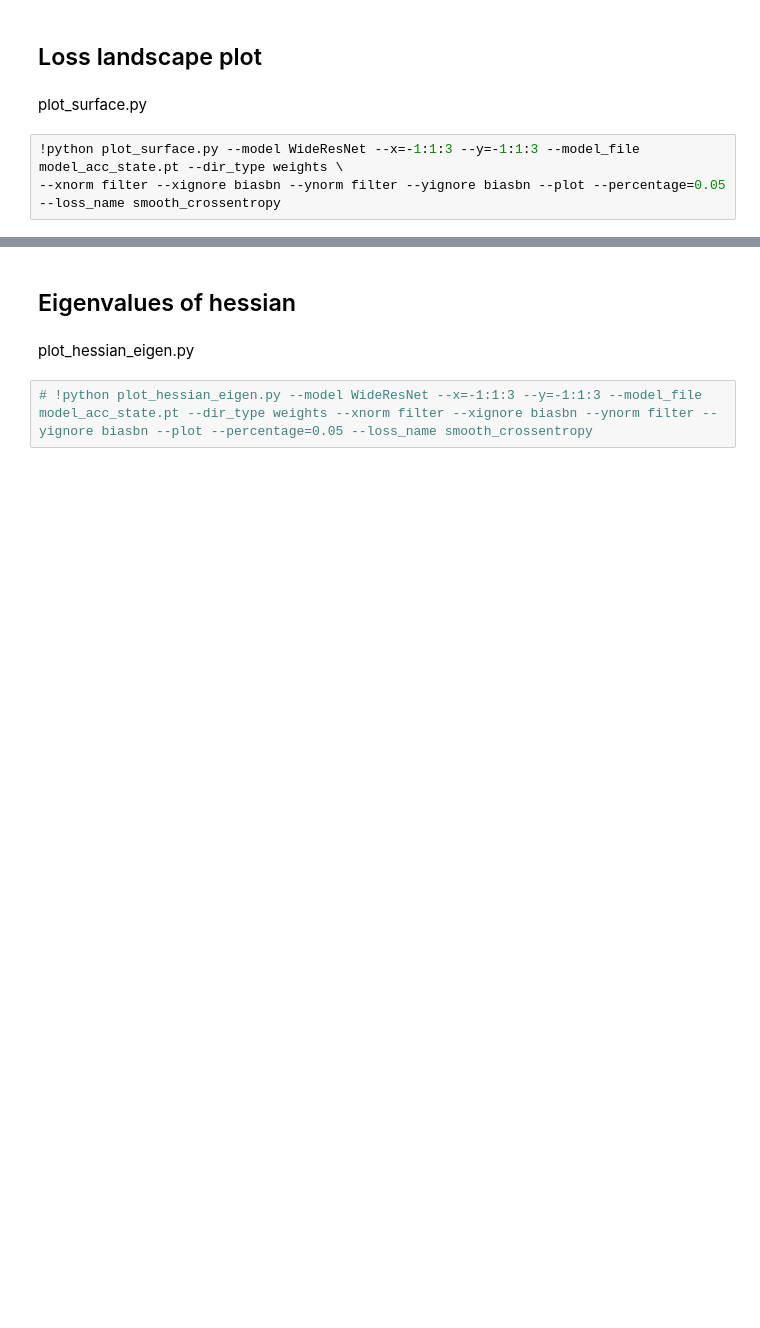
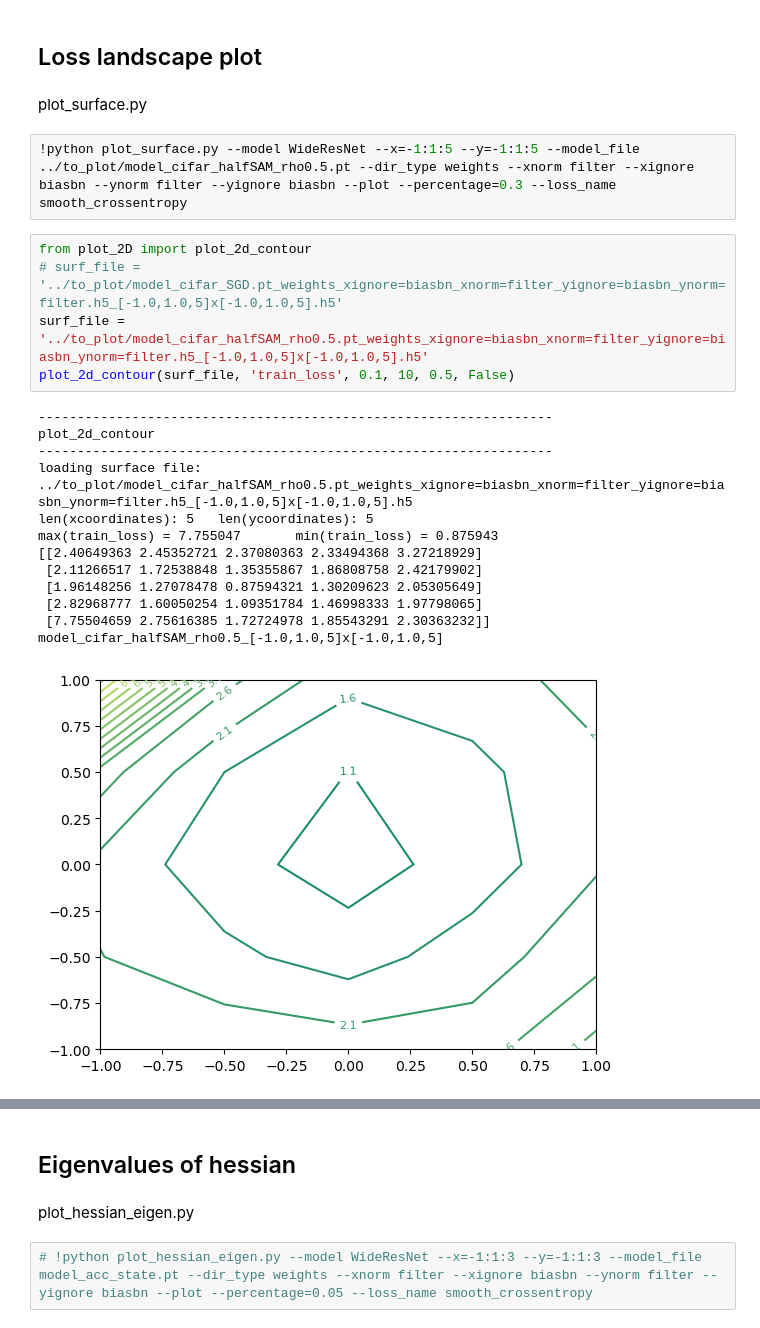
Before and after one commit to francpp/sharpness-aware_minimization, a Jupyter notebook: loss_landscape/Loss_plots.ipynb, the cells around one changed output, grey strips where cells are left out. Cells and saved outputs as stored; diff of their text form; blank space fills up the shorter version.

Commit message:
Cifar SGD and SAM plots

```diff
--- a/loss_landscape/Loss_plots.ipynb
+++ b/loss_landscape/Loss_plots.ipynb
@@ -6,5 +9,23 @@
 # %% [markdown]
 plot_surface.py
 # %%
-!python plot_surface.py --model WideResNet --x=-1:1:3 --y=-1:1:3 --model_file model_acc_state.pt --dir_type weights \
---xnorm filter --xignore biasbn --ynorm filter --yignore biasbn --plot --percentage=0.05 --loss_name smooth_crossentropy
+!python plot_surface.py --model WideResNet --x=-1:1:5 --y=-1:1:5 --model_file ../to_plot/model_cifar_halfSAM_rho0.5.pt --dir_type weights --xnorm filter --xignore biasbn --ynorm filter --yignore biasbn --plot --percentage=0.3 --loss_name smooth_crossentropy
+# %%
+from plot_2D import plot_2d_contour
+# surf_file = '../to_plot/model_cifar_SGD.pt_weights_xignore=biasbn_xnorm=filter_yignore=biasbn_ynorm=filter.h5_[-1.0,1.0,5]x[-1.0,1.0,5].h5'
+surf_file = '../to_plot/model_cifar_halfSAM_rho0.5.pt_weights_xignore=biasbn_xnorm=filter_yignore=biasbn_ynorm=filter.h5_[-1.0,1.0,5]x[-1.0,1.0,5].h5'
+plot_2d_contour(surf_file, 'train_loss', 0.1, 10, 0.5, False)
+# %% [output]
+------------------------------------------------------------------
+plot_2d_contour
+------------------------------------------------------------------
+loading surface file: ../to_plot/model_cifar_halfSAM_rho0.5.pt_weights_xignore=biasbn_xnorm=filter_yignore=biasbn_ynorm=filter.h5_[-1.0,1.0,5]x[-1.0,1.0,5].h5
+len(xcoordinates): 5   len(ycoordinates): 5
+max(train_loss) = 7.755047       min(train_loss) = 0.875943
+[[2.40649363 2.45352721 2.37080363 2.33494368 3.27218929]
+ [2.11266517 1.72538848 1.35355867 1.86808758 2.42179902]
+ [1.96148256 1.27078478 0.87594321 1.30209623 2.05305649]
+ [2.82968777 1.60050254 1.09351784 1.46998333 1.97798065]
+ [7.75504659 2.75616385 1.72724978 1.85543291 2.30363232]]
+model_cifar_halfSAM_rho0.5_[-1.0,1.0,5]x[-1.0,1.0,5]
+[figure, added]
```
Also changed, not shown: parts of 8 cells of this notebook, 32 other files.
